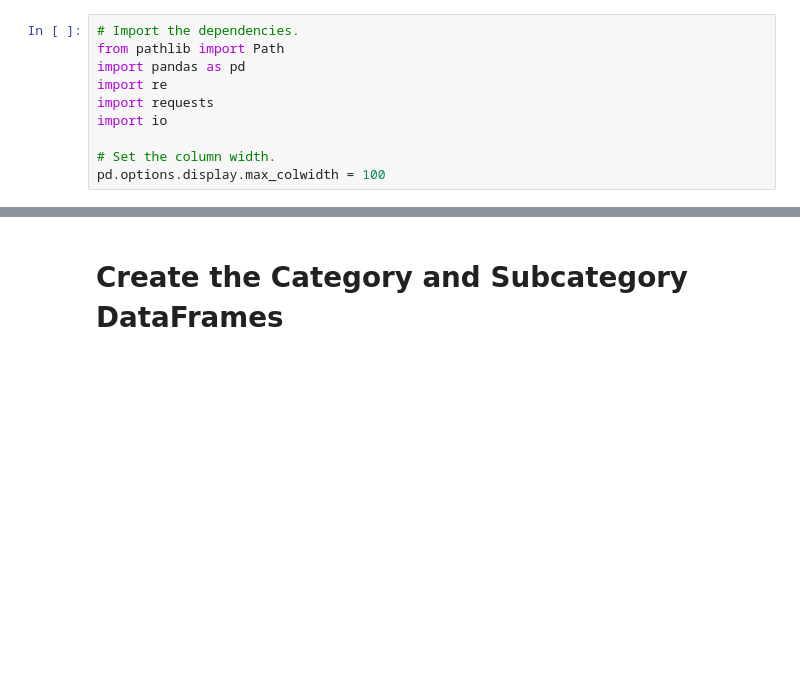
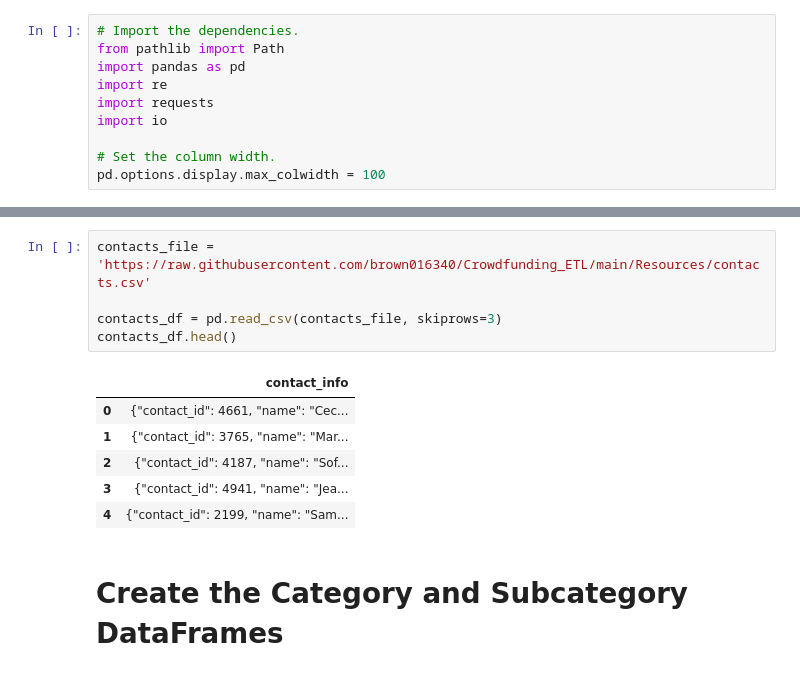
Before and after one commit to brown016340/Crowdfunding_ETL, a Jupyter notebook: ETL_Mini_Project_starter_code.ipynb, the cells around one changed output, grey strips where cells are left out. Saved outputs shown, nothing was run; the diff lists cells and outputs as text; blank space fills up the shorter version.

```diff
--- a/ETL_Mini_Project_starter_code.ipynb
+++ b/ETL_Mini_Project_starter_code.ipynb
@@ -20,6 +20,18 @@ crowdfunding_df.head()
 | 2 | 1812 | 4187 | Melton, Robinson and Fritz | Function-based leadingedge pricin... | 108400 | 142523 | successful | 1425 | AU | ... |
 | 3 | 2156 | 4941 | Mcdonald, Gonzalez and Ross | Vision-oriented fresh-thinking co... | 4200 | 2477 | failed | 24 | US | ... |
 | 4 | 1365 | 2199 | Larson-Little | Proactive foreground core | 7600 | 5265 | failed | 53 | US | ... |
+# %%
+contacts_file = 'https://raw.githubusercontent.com/brown016340/Crowdfunding_ETL/main/Resources/contacts.csv'
+
+contacts_df = pd.read_csv(contacts_file, skiprows=3)
+contacts_df.head()
+# %% [output]
+|  | contact_info |
+| 0 | {"contact_id": 4661, "name": "Cec... |
+| 1 | {"contact_id": 3765, "name": "Mar... |
+| 2 | {"contact_id": 4187, "name": "Sof... |
+| 3 | {"contact_id": 4941, "name": "Jea... |
+| 4 | {"contact_id": 2199, "name": "Sam... |
 # %% [markdown]
 # Create the Category and Subcategory DataFrames
 # %%
```
Also changed, not shown: parts of 8 cells of this notebook, 1 other file.
